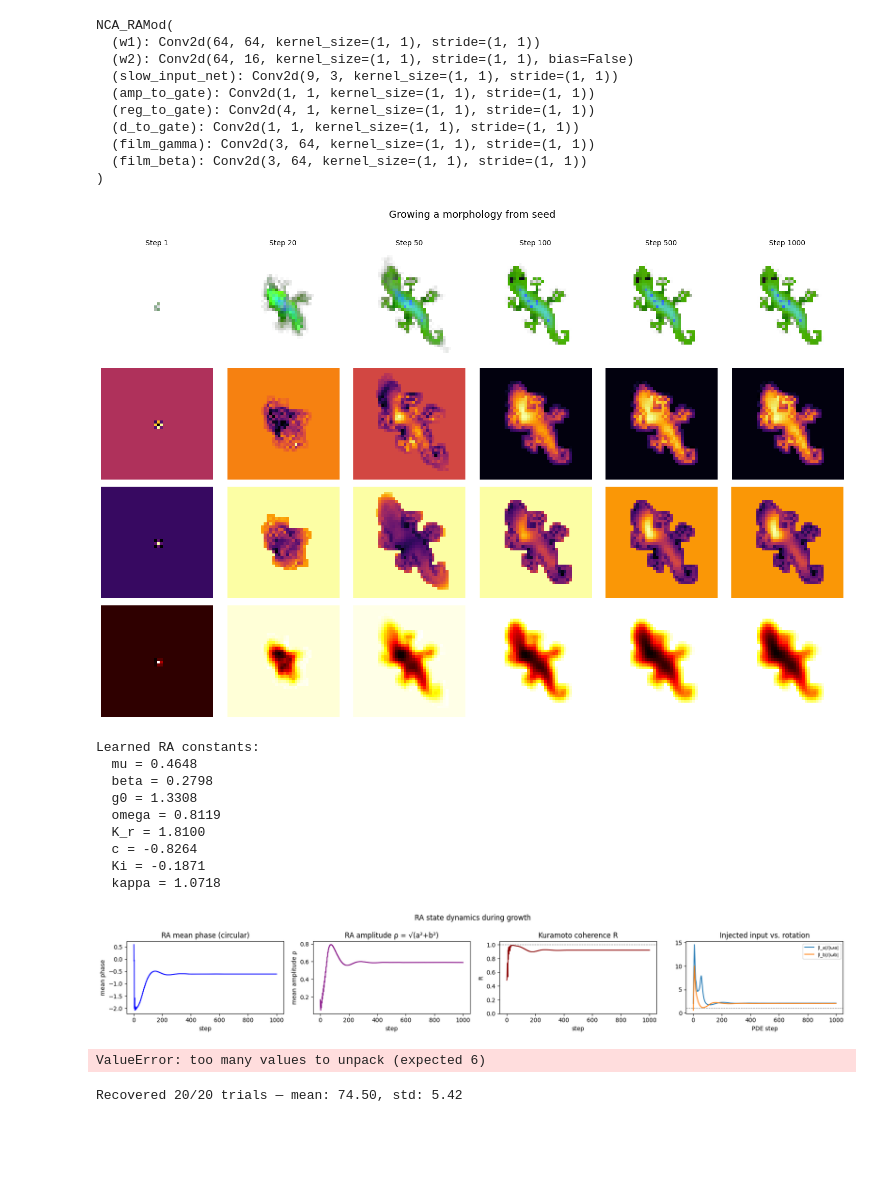
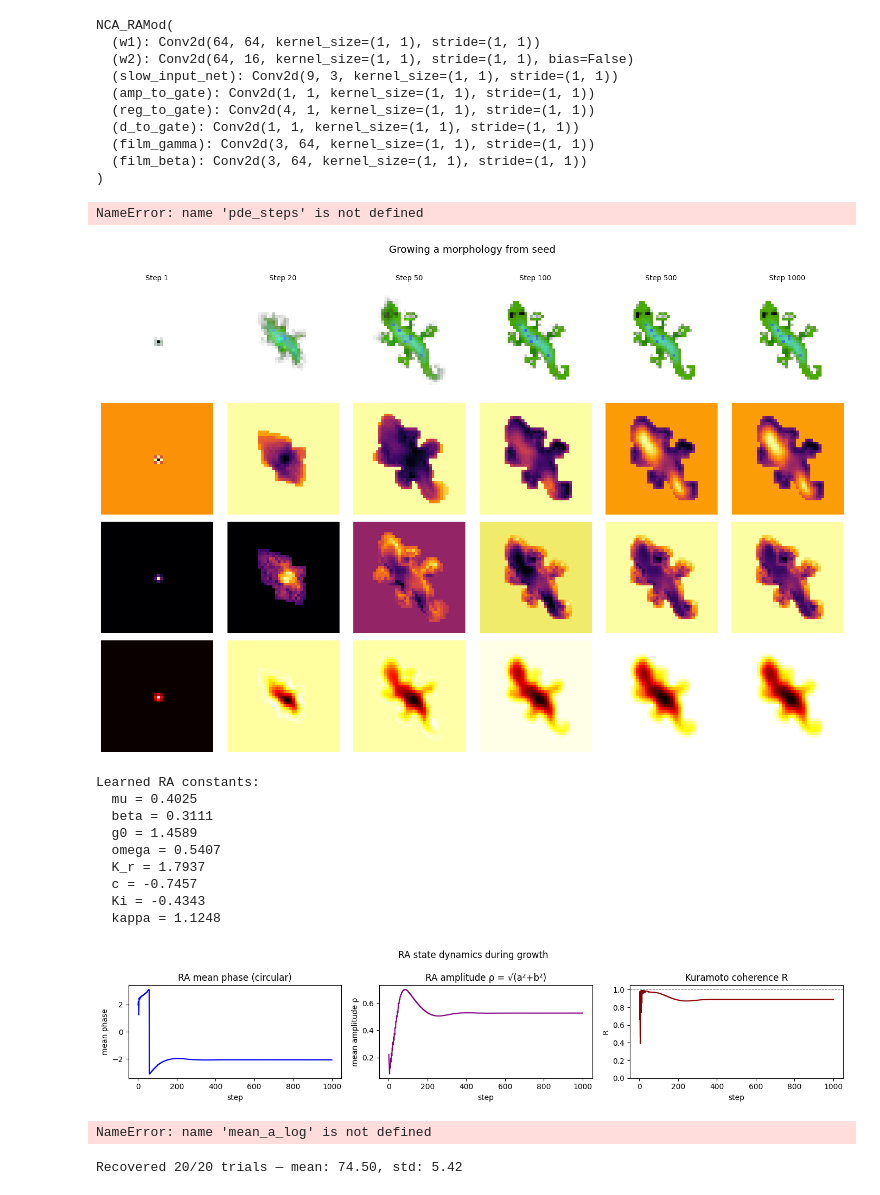
Before and after one commit to lshofsl/Thesis, a Jupyter notebook: NCA_w_RAmod.ipynb, the cells around one changed output. Saved outputs shown, nothing was run; the diff lists cells and outputs as text; code cells hidden in the pictures; blank space fills up the shorter version.

```diff
--- a/NCA_w_RAmod.ipynb
+++ b/NCA_w_RAmod.ipynb
@@ -202,7 +202,7 @@ for i in range(TRAINING_ITERS + 1):
 
       current_x = torch.from_numpy(x0_np).to(DEVICE)
 
-    itters = random.randrange(64, 94)
+    itters = random.randrange(32, 93)
     mu_phys_val = torch.nn.functional.softplus(nca.mu).item() + 1e-4
     betar_phys_val = torch.nn.functional.softplus(nca.g0).item() + 1e-4
     target_r = np.sqrt(mu_phys_val / betar_phys_val)
@@ -493,6 +492,8 @@ plt.axhline(1.0, color='gray', linestyle='--', linewidth=0.8, label='equal magni
 plt.xlabel('PDE step (t, every k=4)'); plt.ylabel('ratio')
 plt.legend(); plt.title('Injected input vs. intrinsic rotation magnitude')
 plt.show()
+# %% [output]
+NameError: name 'pde_steps' is not defined
 # %%
 def softplus(x):
     if x > 20:
@@ -614,22 +615,22 @@ def visualize_growth(nca, seed, steps_to_show=[1, 20, 50, 100, 500, 1000]):
     plt.tight_layout()
     plt.show()
 
-    return ra_constants, steps_log, mean_a_log, mean_b_log, mean_d_log, mean_amp_log
+    return
 # %%
-ra_constants, steps_log, mean_a_log, mean_b_log, mean_d_log, mean_amp_log = visualize_growth(nca, seed)
+visualize_growth(nca, seed)
 # %% [output]
-[figure, old version]
+[figure, new version]
 Learned RA constants:
-  mu = 0.4648
-  beta = 0.2798
-  g0 = 1.3308
-  omega = 0.8119
-  K_r = 1.8100
-  c = -0.8264
-  Ki = -0.1871
-  kappa = 1.0718
+  mu = 0.4025
+  beta = 0.3111
+  g0 = 1.4589
+  omega = 0.5407
+  K_r = 1.7937
+  c = -0.7457
+  Ki = -0.4343
+  kappa = 1.1248
-[figure, old version]
+[figure, new version]
-ValueError: too many values to unpack (expected 6)
+NameError: name 'mean_a_log' is not defined
 # %%
 def find_convergence_step(sequence, patience=30, delta_tol=5e-4, target_val=None, window_size=10):
 
```
Also changed, not shown: parts of 8 cells of this notebook.
